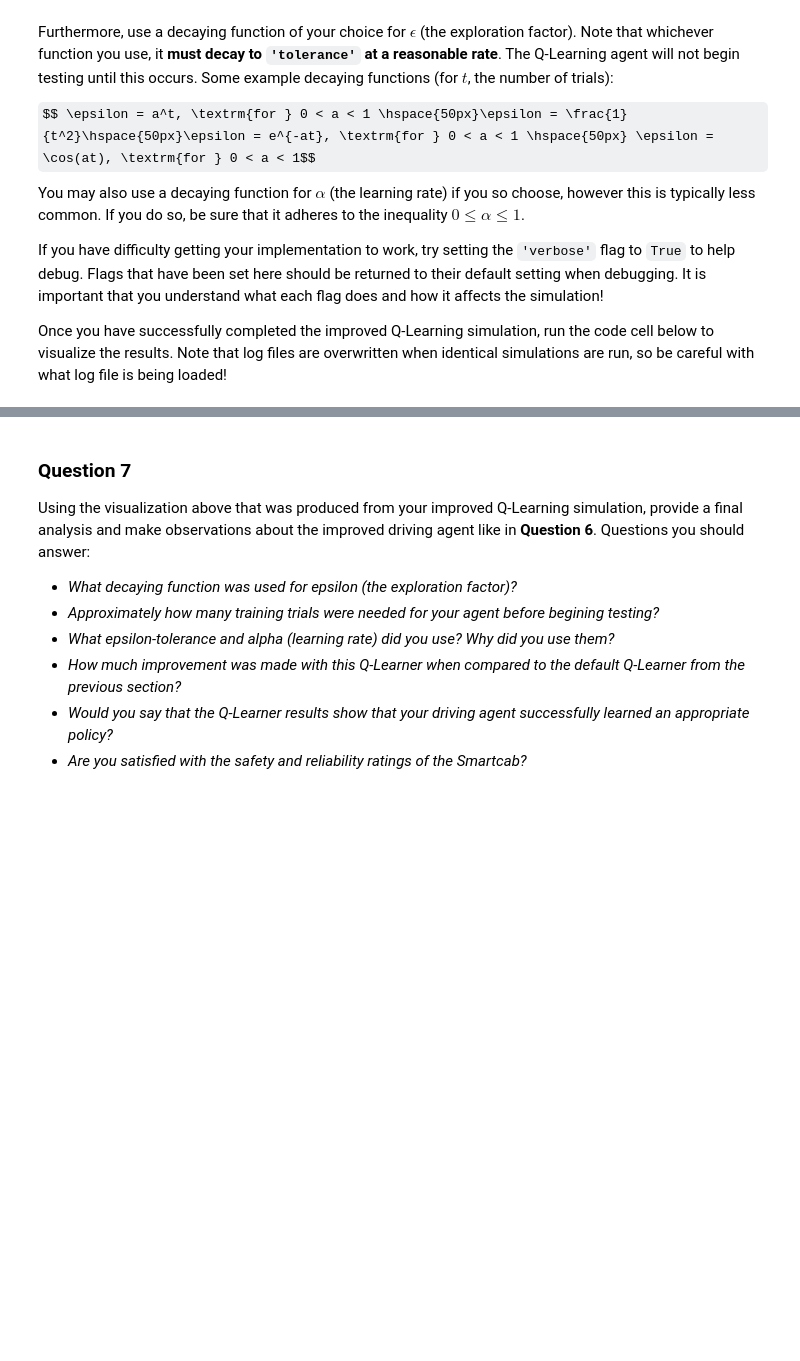
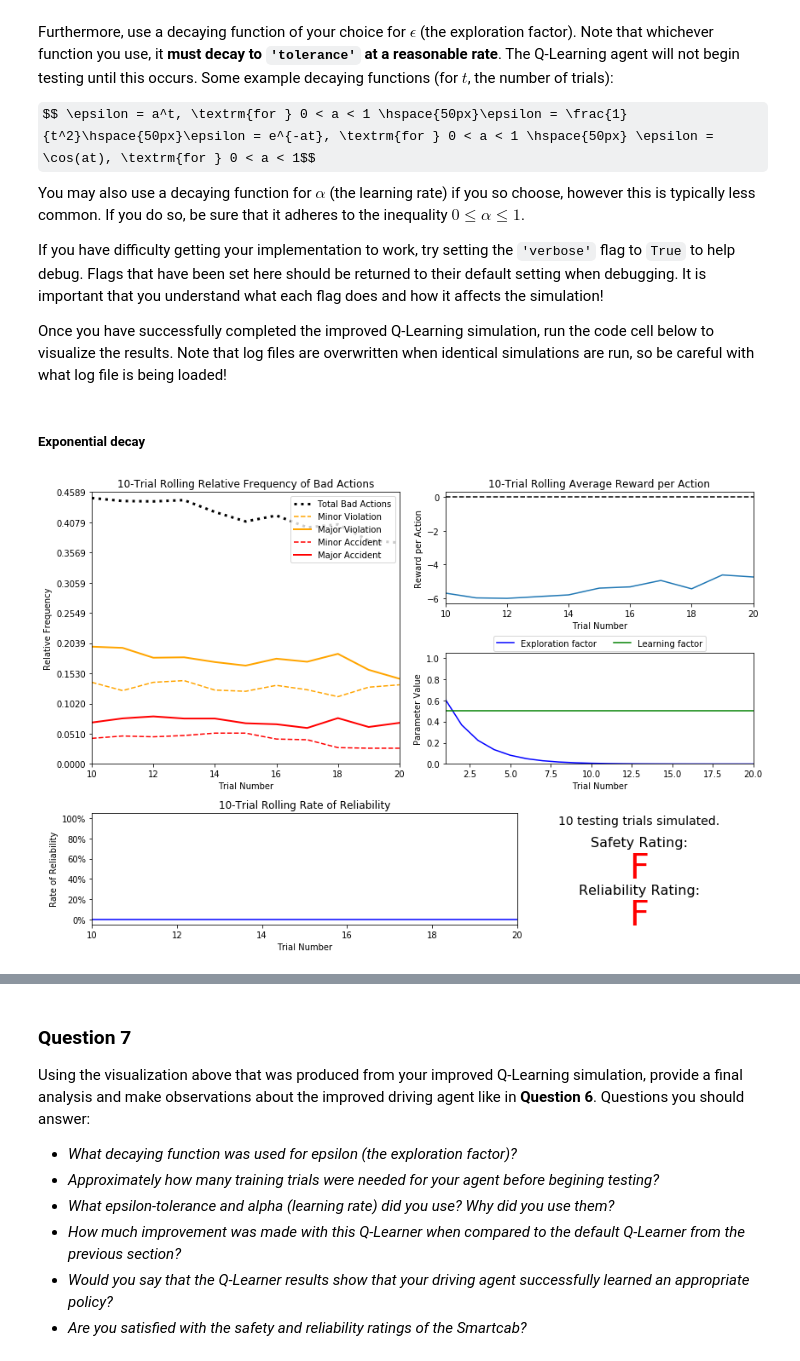
Before and after one commit to Ryanglambert/machine-learning, a Jupyter notebook: projects/smartcab/smartcab.ipynb, the cells around one changed output, grey strips where cells are left out. Cells and saved outputs as stored; diff of their text form; code cells hidden in the pictures; some formulas as TeX source; blank space fills up the shorter version.

```diff
--- a/projects/smartcab/smartcab.ipynb
+++ b/projects/smartcab/smartcab.ipynb
@@ -214,3 +265,10 @@ You may also use a decaying function for $\alpha$ (the learning rate) if you so
 If you have difficulty getting your implementation to work, try setting the `'verbose'` flag to `True` to help debug. Flags that have been set here should be returned to their default setting when debugging. It is important that you understand what each flag does and how it affects the simulation!
 
 Once you have successfully completed the improved Q-Learning simulation, run the code cell below to visualize the results. Note that log files are overwritten when identical simulations are run, so be careful with what log file is being loaded!
+# %% [markdown]
+##### Exponential decay
+# %%
+# Load the 'sim_improved-learning' file from the improved Q-Learning simulation
+vs.plot_trials('sim_improved-learning.csv')
+# %% [output]
+[figure, added]
```
Also changed, not shown: parts of 23 cells of this notebook, 6 other files.
